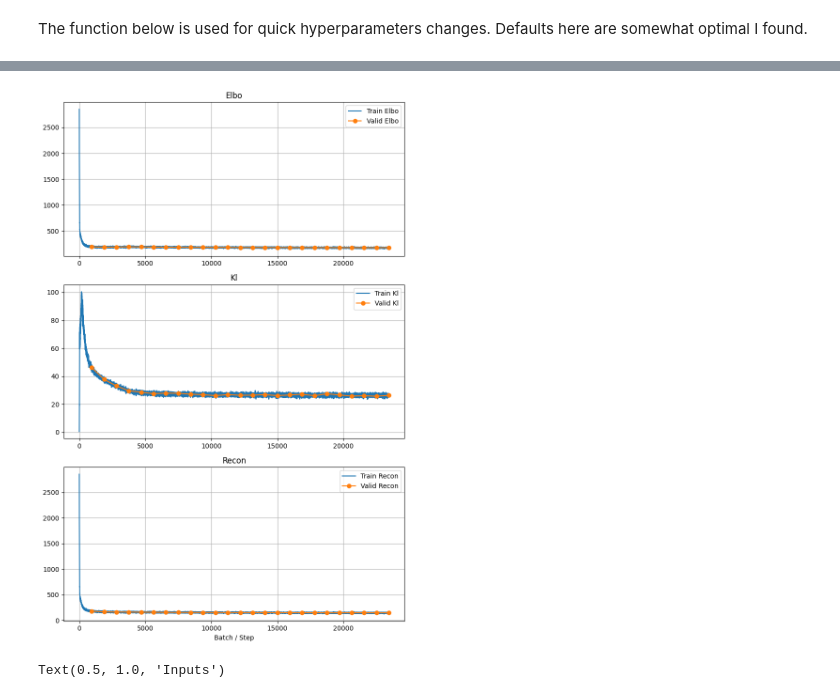
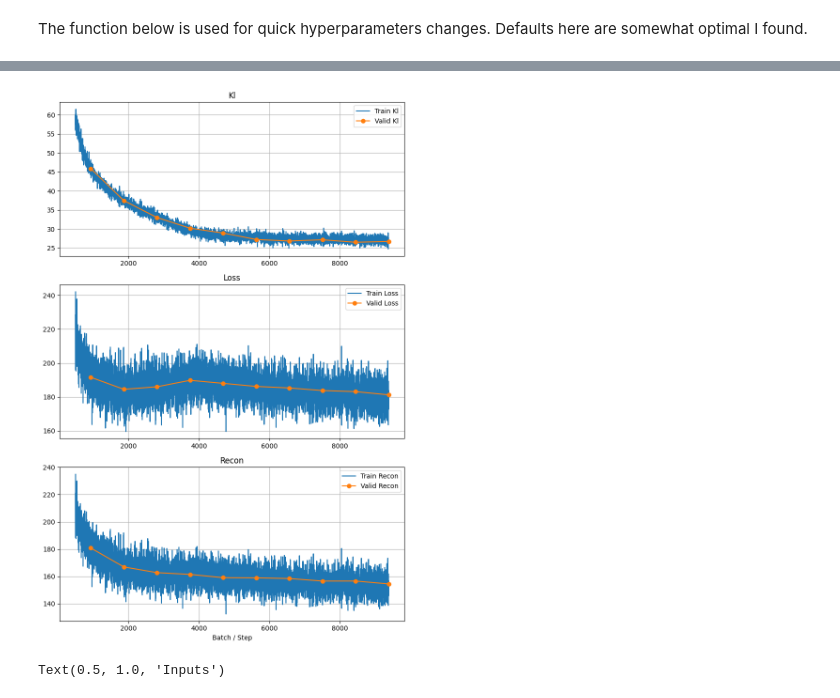
Before and after one commit to Stacey-bubi/vae-models, a Jupyter notebook: notebooks/baseline.ipynb, the cells around one changed output, grey strips where cells are left out. Saved outputs shown, nothing was run; the diff lists cells and outputs as text; code cells hidden in the pictures.

```diff
--- a/notebooks/baseline.ipynb
+++ b/notebooks/baseline.ipynb
@@ -47,13 +47,13 @@ def init_trainer(
     train_dl = DataLoader(train_ds, batch_size=bs, shuffle=True, **dl_kwargs)
     val_dl = DataLoader(val_ds, batch_size=bs * 4, **dl_kwargs)
 
-    model = VAE(channels, input_size=(32, 32), latent_dim=latent_dim, h_dim=h_dim)
+    model = VAE(channels, input_size=(32, 32), latent_dim=latent_dim, h_dim=h_dim, recon_dist='bce')
     optimizer = optim.AdamW(model.parameters(), lr=lr, weight_decay=wd)
     hooks = [VAEMetricsHook(recon_loss_fn="bce"), ProgressBarHook(), BetaSchedulerHook(beta_steps)]
 
-    trainer = Trainer(model, train_dl, val_dl, optimizer, partial(elbo_loss, recon="bce"), epochs=epochs, hooks=hooks)
+    trainer = Trainer(model, train_dl, val_dl, optimizer, epochs=epochs, hooks=hooks)
     return trainer
 # %%
-trainer = init_trainer(train_ds, val_ds, batch_tfms=batch_tfms)
+trainer = init_trainer(train_ds, val_ds, batch_tfms=batch_tfms, epochs=10)
 trainer.fit()
 # %% [output]
@@ -73,7 +70,8 @@ Epoch 12/25 | Train Loss: 178.9595 | Val Loss: 180.1710
 # %%
-trainer.get_hook(MetricsHook).plot_loss()
+metrics = trainer.get_hook(MetricsHook)
+axes = metrics.plot_loss(from_step=500)
 # %% [output]
-[figure, old version]
+[figure, new version]
 # %%
 xb, _ = next(iter(trainer.valid_dl))
 x = xb[:16]
```
Also changed, not shown: parts of 1 cell of this notebook, 8 other files.
